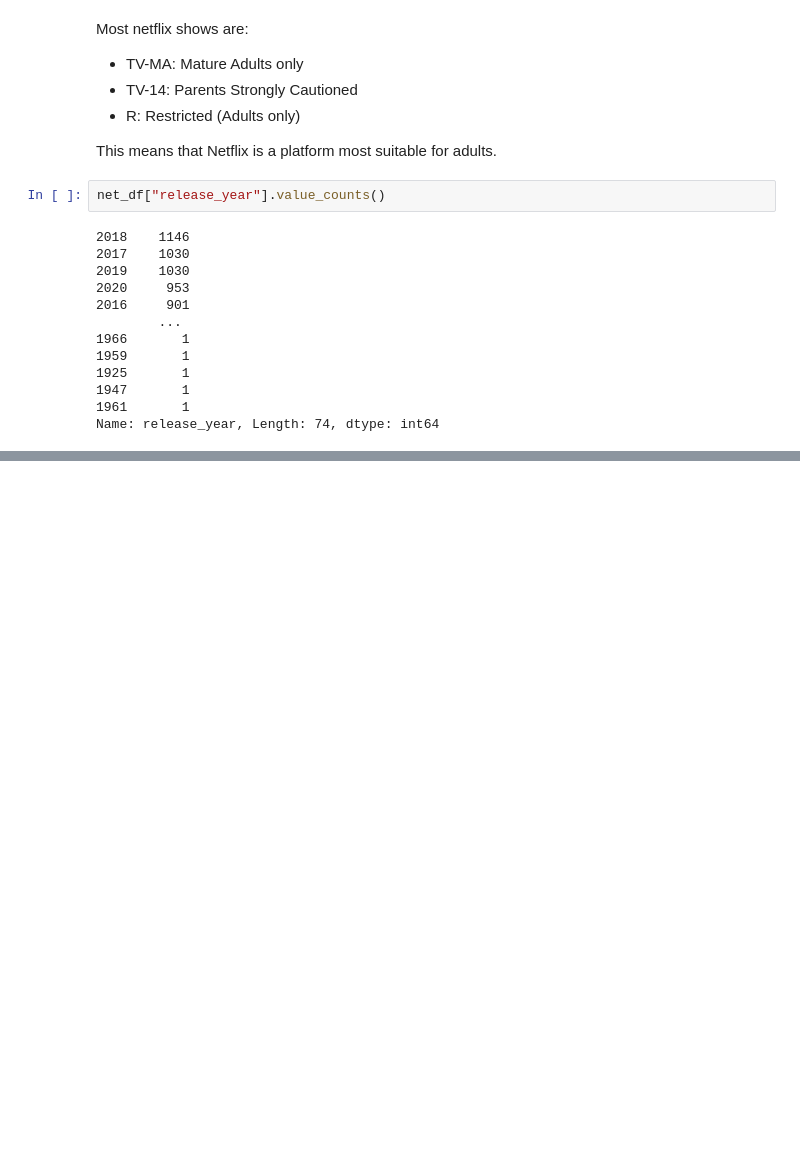
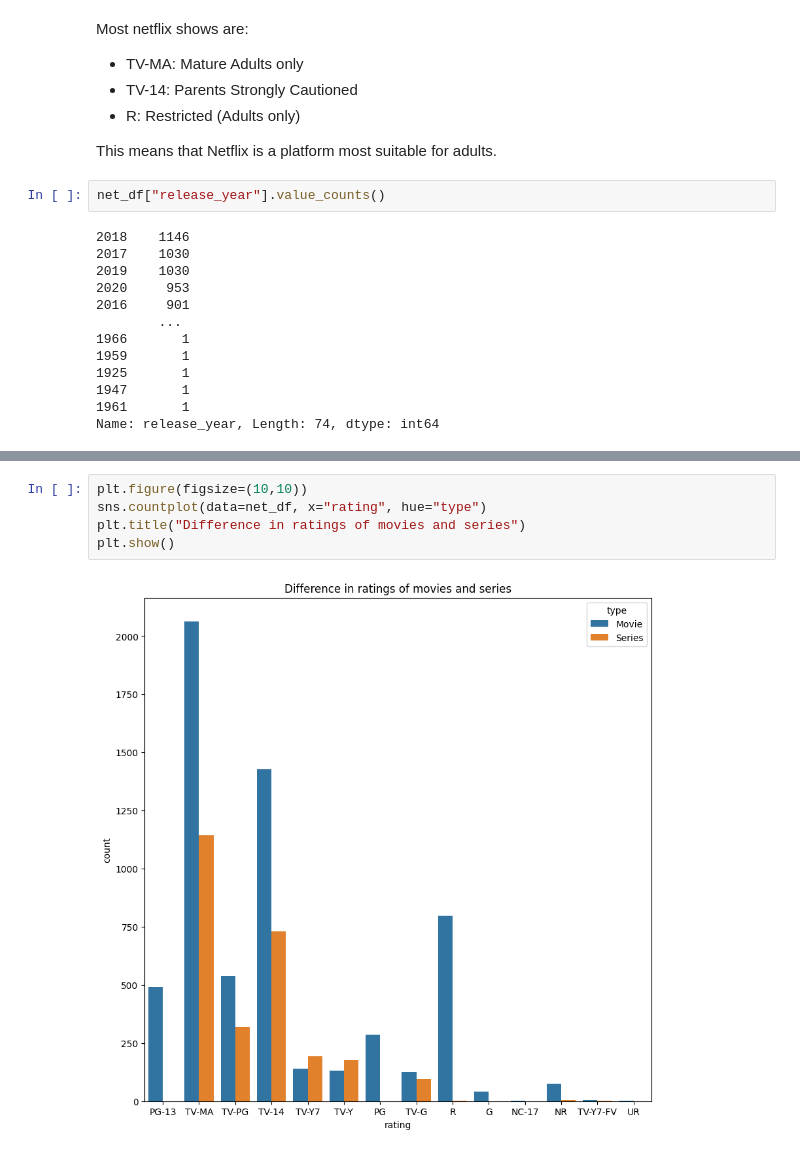
Before and after one commit to Mokowz/Netflix-Data, a Jupyter notebook: Netflix Analysis.ipynb, the cells around one changed output, grey strips where cells are left out. Saved outputs shown, nothing was run; the diff lists cells and outputs as text; blank space fills up the shorter version.

```diff
--- a/Netflix Analysis.ipynb
+++ b/Netflix Analysis.ipynb
@@ -241,0 +255,7 @@ Name: release_year, Length: 74, dtype: int64
+# %%
+plt.figure(figsize=(10,10))
+sns.countplot(data=net_df, x="rating", hue="type")
+plt.title("Difference in ratings of movies and series")
+plt.show()
+# %% [output]
+[figure, added]
```
Also changed, not shown: parts of 5 cells of this notebook.
